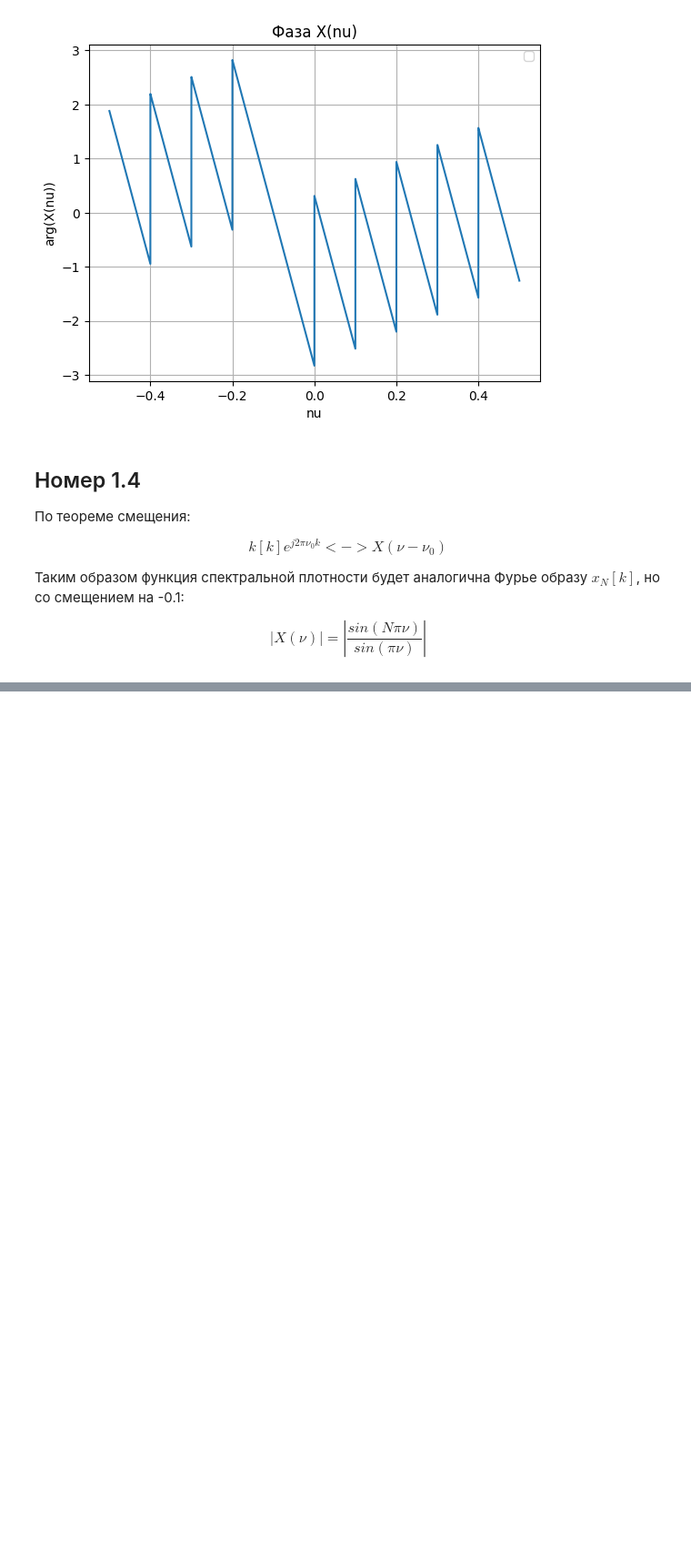
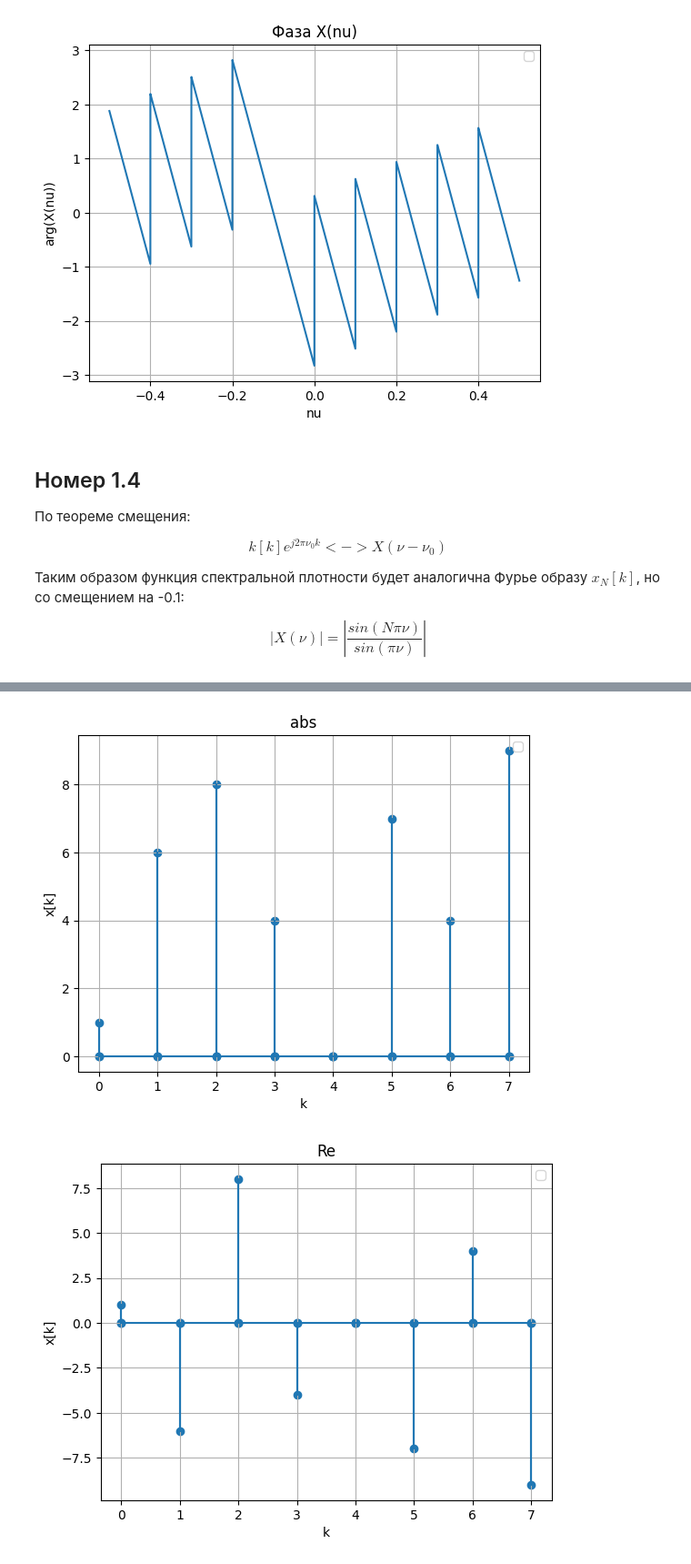
Before and after one commit to Zararest/Labs, a Jupyter notebook: RT_2/Result.ipynb, the cells around one changed output, grey strips where cells are left out. Shown at 91% size. Saved outputs shown, nothing was run; the diff lists cells and outputs as text; code cells hidden in the pictures; blank space fills up the shorter version.

```diff
--- a/RT_2/Result.ipynb
+++ b/RT_2/Result.ipynb
@@ -262,0 +357,7 @@ $$ |X(\nu)| =  |\frac{sin(N \pi \nu)}{sin(\pi \nu)}|$$
+# %%
+draw_arr(x)
+draw_arr(x, 'Re')
+draw_arr(x, 'Im')
+# %% [output]
+[figure, added]
+[figure, added]
```
Also changed, not shown: parts of 7 cells of this notebook.
